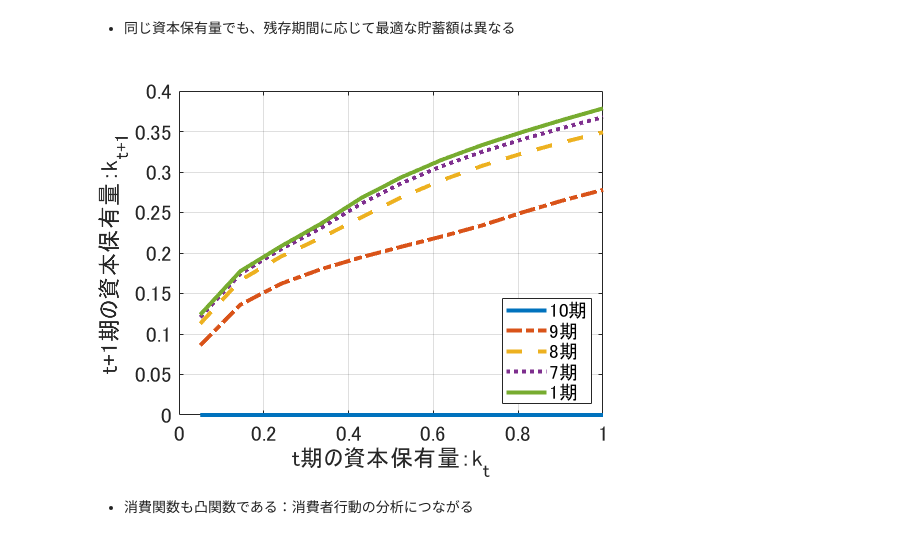
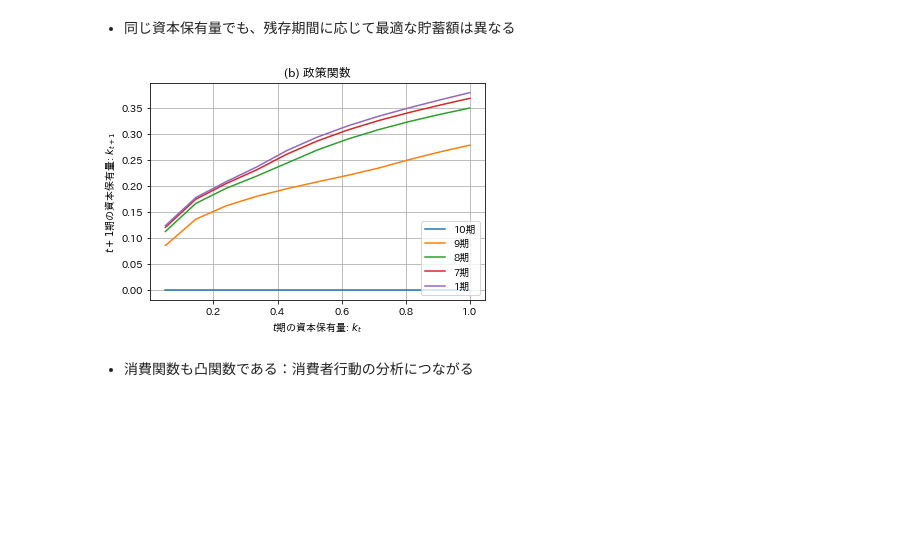
Before and after one commit to tkksnk/macrotopicsA2022, a Jupyter notebook: Slides/macrotopicsA_chapter3_1.ipynb, the cells around one changed output. Drawn from its saved outputs; the diff is of its cells as text; code cells hidden in the pictures; blank space fills up the shorter version.

```diff
--- a/Slides/macrotopicsA_chapter3_1.ipynb
+++ b/Slides/macrotopicsA_chapter3_1.ipynb
@@ -416,19 +369,17 @@ set(gca,'Fontsize',16);
 # %% [markdown]
 - 同じ資本保有量でも、残存期間に応じて最適な貯蓄額は異なる
-# %%
-figure;
-plot(kgrid, pfcn_mat(:,TT), '-', 'linewidth', 3); hold('on');
-plot(kgrid, pfcn_mat(:,9), '-.', 'linewidth', 3);
-plot(kgrid, pfcn_mat(:,8), '--', 'linewidth', 3);
-plot(kgrid, pfcn_mat(:,7), ':', 'linewidth', 3);
-plot(kgrid, pfcn_mat(:,1), '-', 'linewidth', 3); hold('off');
-%title('政策関数', 'fontsize', 16);
-xlabel('t期の資本保有量：k_{t}', 'Fontsize', 16);
-ylabel("t+1期の資本保有量：k_{t+1}", 'Fontsize', 16);
-legend('10期', '9期', '8期', '7期', '1期', 'Location', 'SouthEast');
-grid on;
-set(gca,'Fontsize',16);
-# %% [output]
-[figure, removed]
+# %%
+fig, ax = plt.subplots()
+ax.plot(m.kgrid,pfcn[:,m.TT-1],label="10期")
+ax.plot(m.kgrid,pfcn[:,8],label="9期")
+ax.plot(m.kgrid,pfcn[:,7],label="8期")
+ax.plot(m.kgrid,pfcn[:,6],label="7期")
+ax.plot(m.kgrid,pfcn[:,0],label="1期")
+ax.set(xlabel=r"$t$期の資本保有量: $k_{t}$", ylabel=r"$t+1$期の資本保有量: $k_{t+1}$",title="(b) 政策関数")
+ax.grid()
+ax.legend(loc="lower right")
+plt.show()
+# %% [output]
+[figure, added]
 # %% [markdown]
 - 消費関数も凸関数である：消費者行動の分析につながる
```
Also changed, not shown: parts of 22 cells of this notebook, 5 other files.
